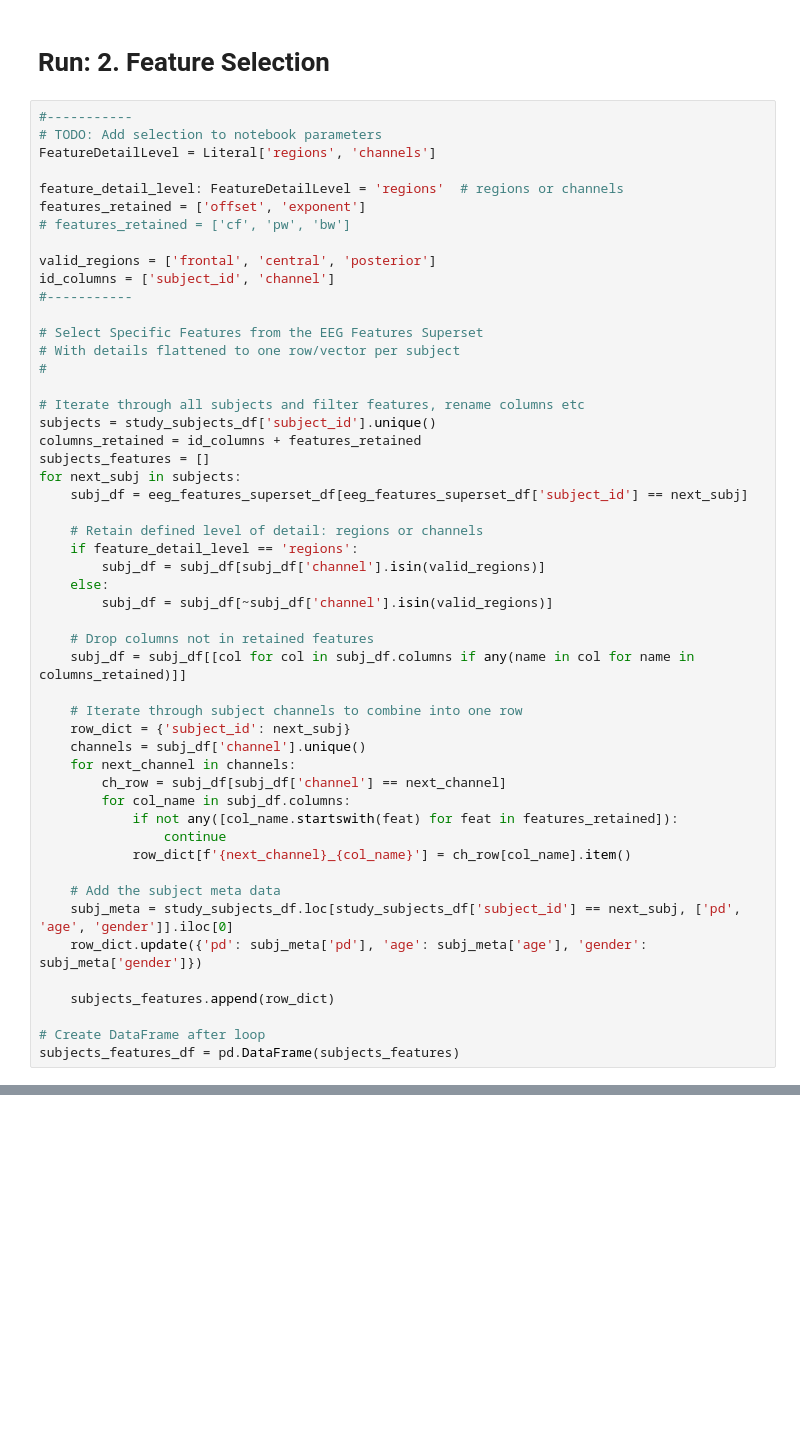
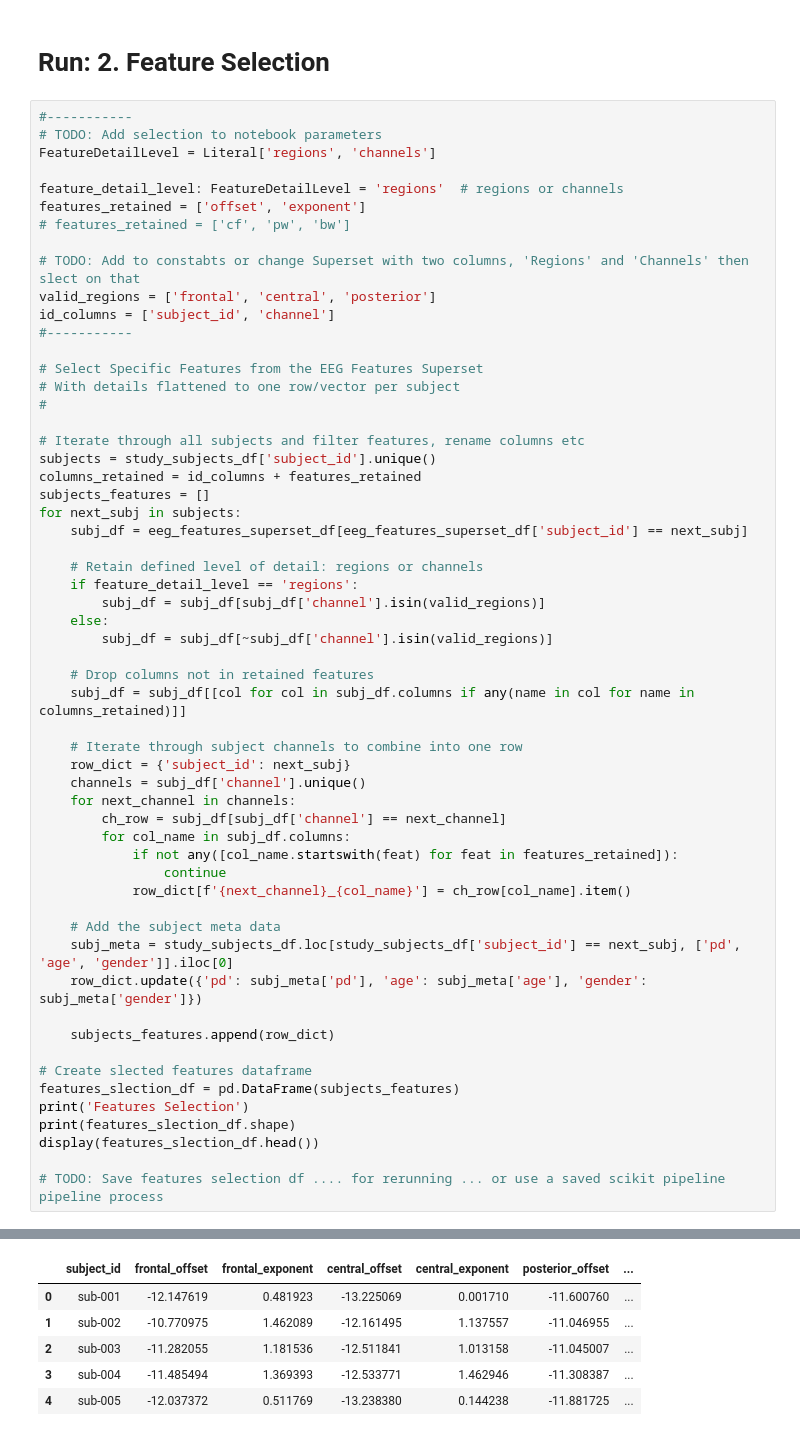
Before and after one commit to StuartG24/EEG_ML_Pipeline, a Jupyter notebook: Notebooks/2a_Features_Extraction_v1.ipynb, the cells around one changed output, grey strips where cells are left out. Saved outputs shown, nothing was run; the diff lists cells and outputs as text; blank space fills up the shorter version.

```diff
--- a/Notebooks/2a_Features_Extraction_v1.ipynb
+++ b/Notebooks/2a_Features_Extraction_v1.ipynb
@@ -342,6 +341,7 @@ feature_detail_level: FeatureDetailLevel = 'regions'  # regions or channels
 features_retained = ['offset', 'exponent']
 # features_retained = ['cf', 'pw', 'bw']
 
+# TODO: Add to constabts or change Superset with two columns, 'Regions' and 'Channels' then slect on that
 valid_regions = ['frontal', 'central', 'posterior']
 id_columns = ['subject_id', 'channel']
 #-----------
@@ -382,5 +382,11 @@ for next_subj in subjects:
 
     subjects_features.append(row_dict)
 
-# Create DataFrame after loop
-subjects_features_df = pd.DataFrame(subjects_features)
+# Create slected features dataframe
+features_slection_df = pd.DataFrame(subjects_features)
+print('Features Selection')
+print(features_slection_df.shape)
+display(features_slection_df.head())
+
+# TODO: Save features selection df .... for rerunning ... or use a saved scikit pipeline pipeline process
+# %% [output]
@@ -386,0 +395,6 @@ subjects_features_df = pd.DataFrame(subjects_features)
+|  | subject_id | frontal_offset | frontal_exponent | central_offset | central_exponent | posterior_offset | ... |
+| 0 | sub-001 | -12.147619 | 0.481923 | -13.225069 | 0.001710 | -11.600760 | ... |
+| 1 | sub-002 | -10.770975 | 1.462089 | -12.161495 | 1.137557 | -11.046955 | ... |
+| 2 | sub-003 | -11.282055 | 1.181536 | -12.511841 | 1.013158 | -11.045007 | ... |
+| 3 | sub-004 | -11.485494 | 1.369393 | -12.533771 | 1.462946 | -11.308387 | ... |
+| 4 | sub-005 | -12.037372 | 0.511769 | -13.238380 | 0.144238 | -11.881725 | ... |
```
Also changed, not shown: parts of 12 cells of this notebook, 1 other file.
